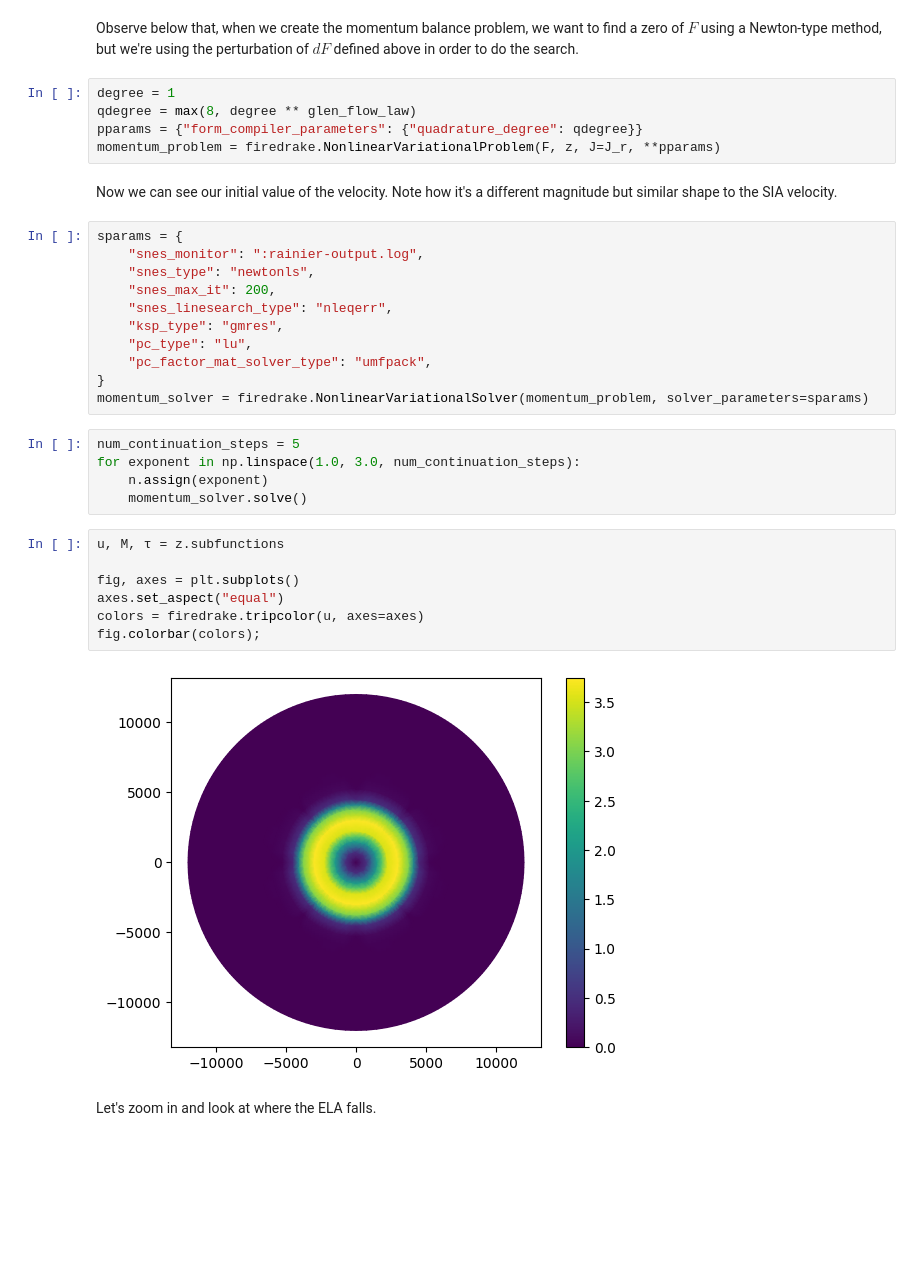
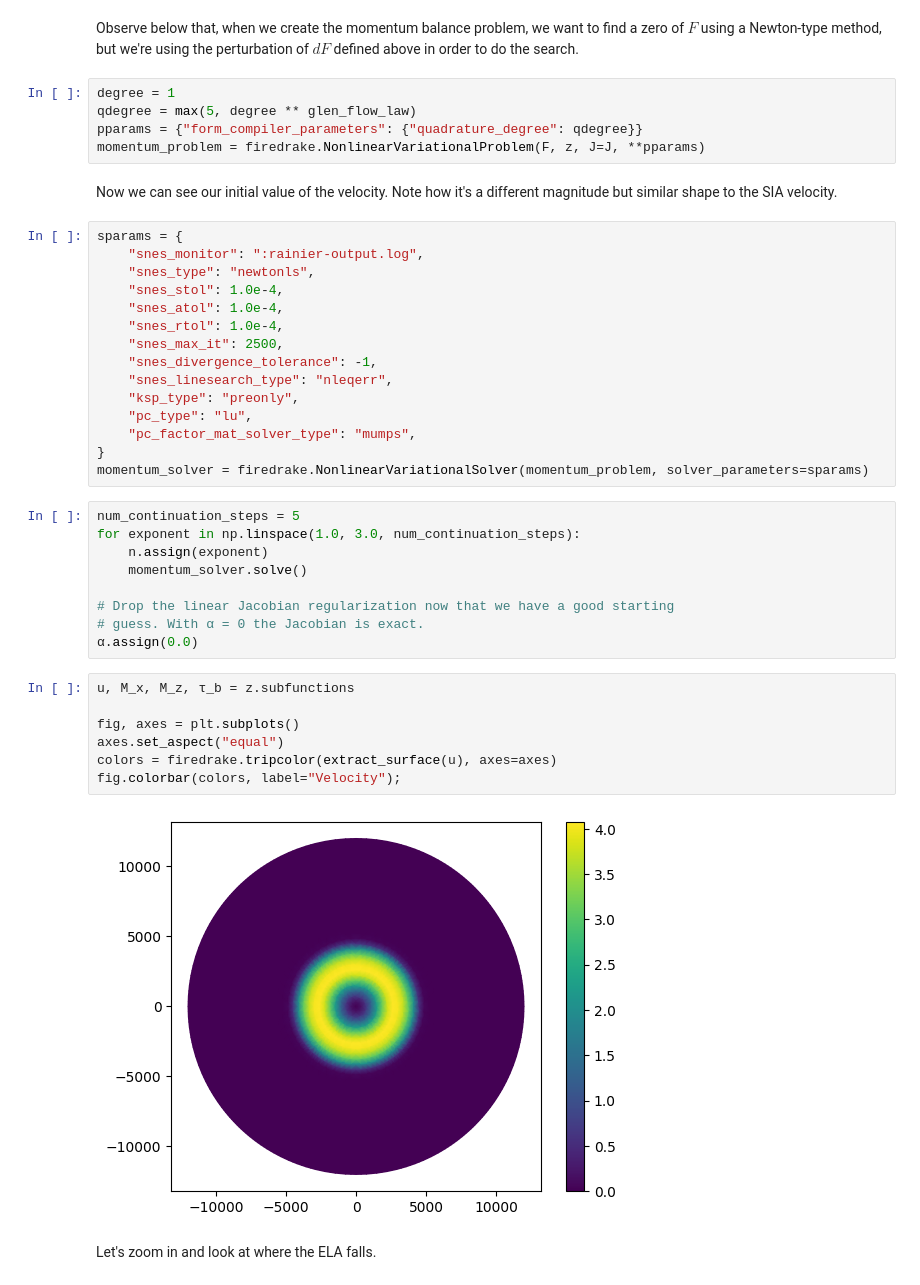
Before and after one commit to icepack/icepack2, a Jupyter notebook: notebooks/rainier_hybrid.ipynb, the cells around one changed output. Drawn from its saved outputs; the diff is of its cells as text; blank space fills up the shorter version.

```diff
--- a/notebooks/rainier_hybrid.ipynb
+++ b/notebooks/rainier_hybrid.ipynb
@@ -273,9 +300,9 @@ J_r = derivative(F_r, z)
 Observe below that, when we create the momentum balance problem, we want to find a zero of $F$ using a Newton-type method, but we're using the perturbation of $dF$ defined above in order to do the search.
 # %%
 degree = 1
-qdegree = max(8, degree ** glen_flow_law)
+qdegree = max(5, degree ** glen_flow_law)
 pparams = {"form_compiler_parameters": {"quadrature_degree": qdegree}}
-momentum_problem = firedrake.NonlinearVariationalProblem(F, z, J=J_r, **pparams)
+momentum_problem = firedrake.NonlinearVariationalProblem(F, z, J=J, **pparams)
 # %% [markdown]
 Now we can see our initial value of the velocity.
 Note how it's a different magnitude but similar shape to the SIA velocity.
@@ -283,11 +310,15 @@ Note how it's a different magnitude but similar shape to the SIA velocity.
 sparams = {
     "snes_monitor": ":rainier-output.log",
     "snes_type": "newtonls",
-    "snes_max_it": 200,
+    "snes_stol": 1.0e-4,
+    "snes_atol": 1.0e-4,
+    "snes_rtol": 1.0e-4,
+    "snes_max_it": 2500,
+    "snes_divergence_tolerance": -1,
     "snes_linesearch_type": "nleqerr",
-    "ksp_type": "gmres",
+    "ksp_type": "preonly",
     "pc_type": "lu",
-    "pc_factor_mat_solver_type": "umfpack",
+    "pc_factor_mat_solver_type": "mumps",
 }
 momentum_solver = firedrake.NonlinearVariationalSolver(momentum_problem, solver_parameters=sparams)
 # %%
@@ -295,15 +326,19 @@ num_continuation_steps = 5
 for exponent in np.linspace(1.0, 3.0, num_continuation_steps):
     n.assign(exponent)
     momentum_solver.solve()
+
+# Drop the linear Jacobian regularization now that we have a good starting
+# guess. With α = 0 the Jacobian is exact.
+α.assign(0.0)
 # %%
-u, M, τ = z.subfunctions
+u, M_x, M_z, τ_b = z.subfunctions
 
 fig, axes = plt.subplots()
 axes.set_aspect("equal")
-colors = firedrake.tripcolor(u, axes=axes)
-fig.colorbar(colors);
+colors = firedrake.tripcolor(extract_surface(u), axes=axes)
+fig.colorbar(colors, label="Velocity");
 # %% [output]
-[figure, old version]
+[figure, new version]
 # %% [markdown]
 Let's zoom in and look at where the ELA falls.
 # %%
```
Also changed, not shown: parts of 13 cells of this notebook.
